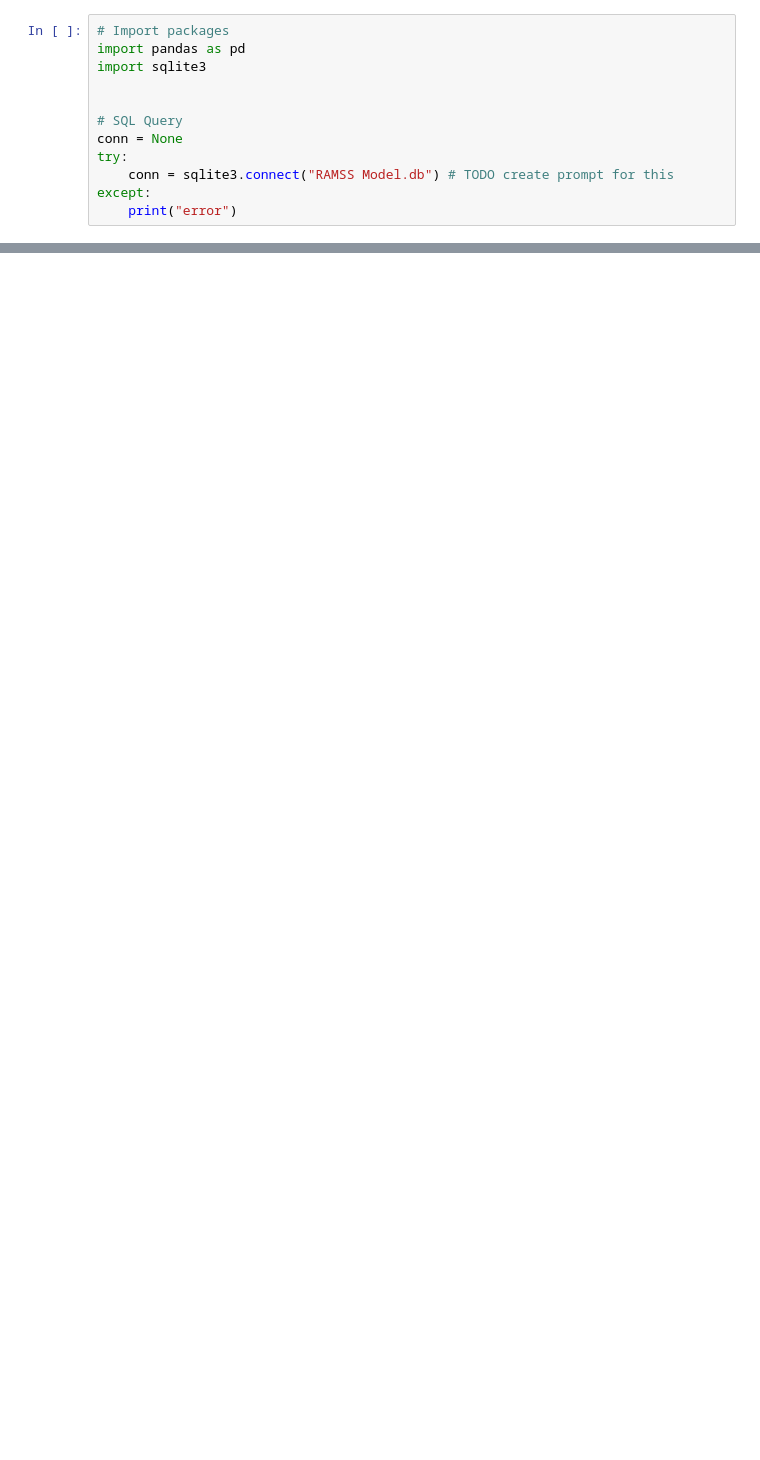
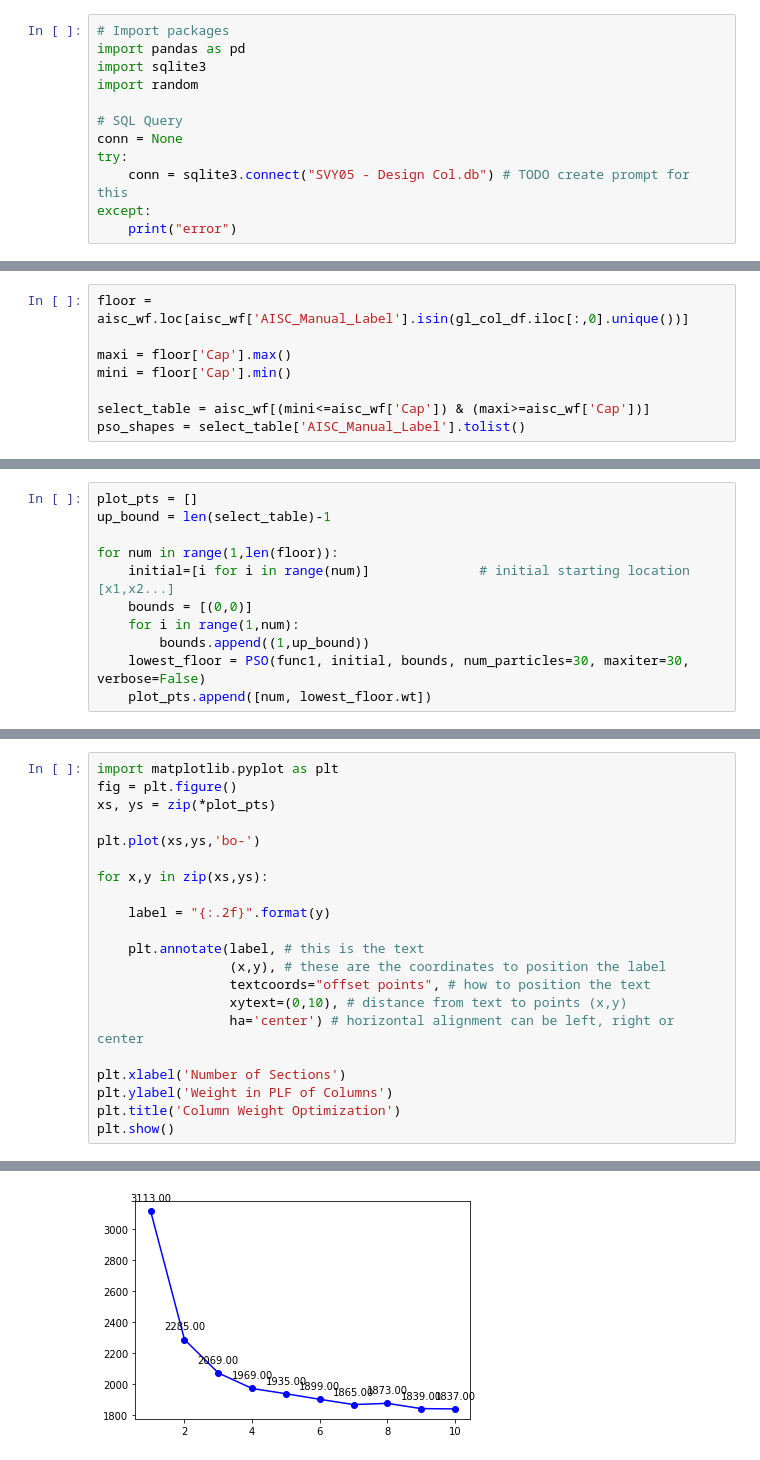
Before and after one commit to edk3742/Column-Report-SQLite3, a Jupyter notebook: gridline_to_columns.ipynb, the cells around one changed output, grey strips where cells are left out. Saved outputs shown, nothing was run; the diff lists cells and outputs as text; blank space fills up the shorter version.

Commit message:
pso to 2nd floor

```diff
--- a/gridline_to_columns.ipynb
+++ b/gridline_to_columns.ipynb
@@ -2,12 +2,12 @@
 # Import packages
 import pandas as pd
 import sqlite3
-
+import random
 
 # SQL Query
 conn = None
 try:
-    conn = sqlite3.connect("RAMSS Model.db") # TODO create prompt for this
+    conn = sqlite3.connect("SVY05 - Design Col.db") # TODO create prompt for this
 except:
     print("error")
 # %%
@@ -86,0 +185,8 @@ col_df
+# %%
+floor = aisc_wf.loc[aisc_wf['AISC_Manual_Label'].isin(gl_col_df.iloc[:,0].unique())]
+
+maxi = floor['Cap'].max()
+mini = floor['Cap'].min()
+
+select_table = aisc_wf[(mini<=aisc_wf['Cap']) & (maxi>=aisc_wf['Cap'])]
+pso_shapes = select_table['AISC_Manual_Label'].tolist()
@@ -86,0 +358,11 @@ col_df
+# %%
+plot_pts = []
+up_bound = len(select_table)-1
+
+for num in range(1,len(floor)):
+    initial=[i for i in range(num)]              # initial starting location [x1,x2...]
+    bounds = [(0,0)]
+    for i in range(1,num):
+        bounds.append((1,up_bound))
+    lowest_floor = PSO(func1, initial, bounds, num_particles=30, maxiter=30, verbose=False)
+    plot_pts.append([num, lowest_floor.wt])
@@ -86,0 +387,22 @@ col_df
+# %%
+import matplotlib.pyplot as plt
+fig = plt.figure()
+xs, ys = zip(*plot_pts)
+
+plt.plot(xs,ys,'bo-')
+
+for x,y in zip(xs,ys):
+
+    label = "{:.2f}".format(y)
+
+    plt.annotate(label, # this is the text
+                 (x,y), # these are the coordinates to position the label
+                 textcoords="offset points", # how to position the text
+                 xytext=(0,10), # distance from text to points (x,y)
+                 ha='center') # horizontal alignment can be left, right or center
+
+plt.xlabel('Number of Sections')
+plt.ylabel('Weight in PLF of Columns')
+plt.title('Column Weight Optimization')
+plt.show()
+# %% [output]
@@ -86,0 +410 @@ col_df
+[figure, added]
```
Also changed, not shown: parts of 13 cells of this notebook.
